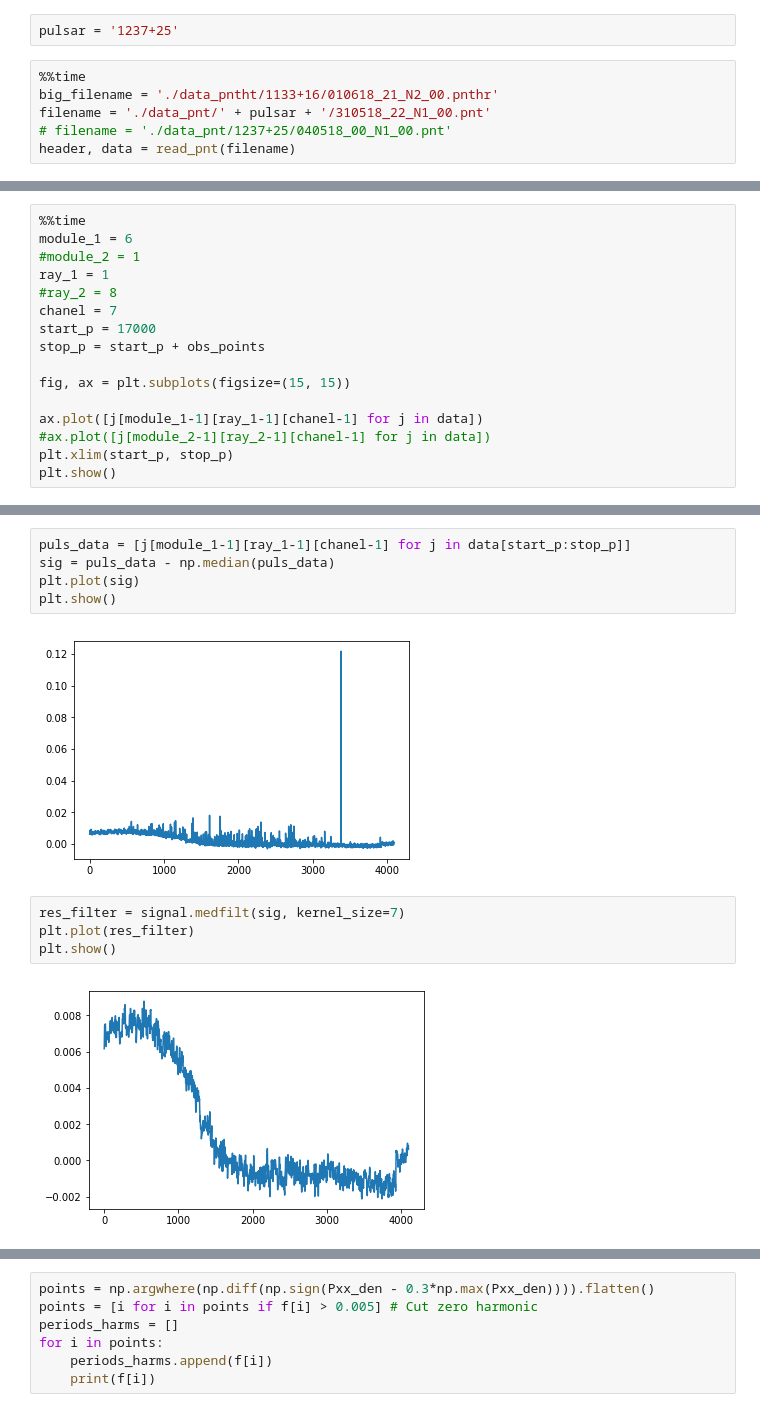
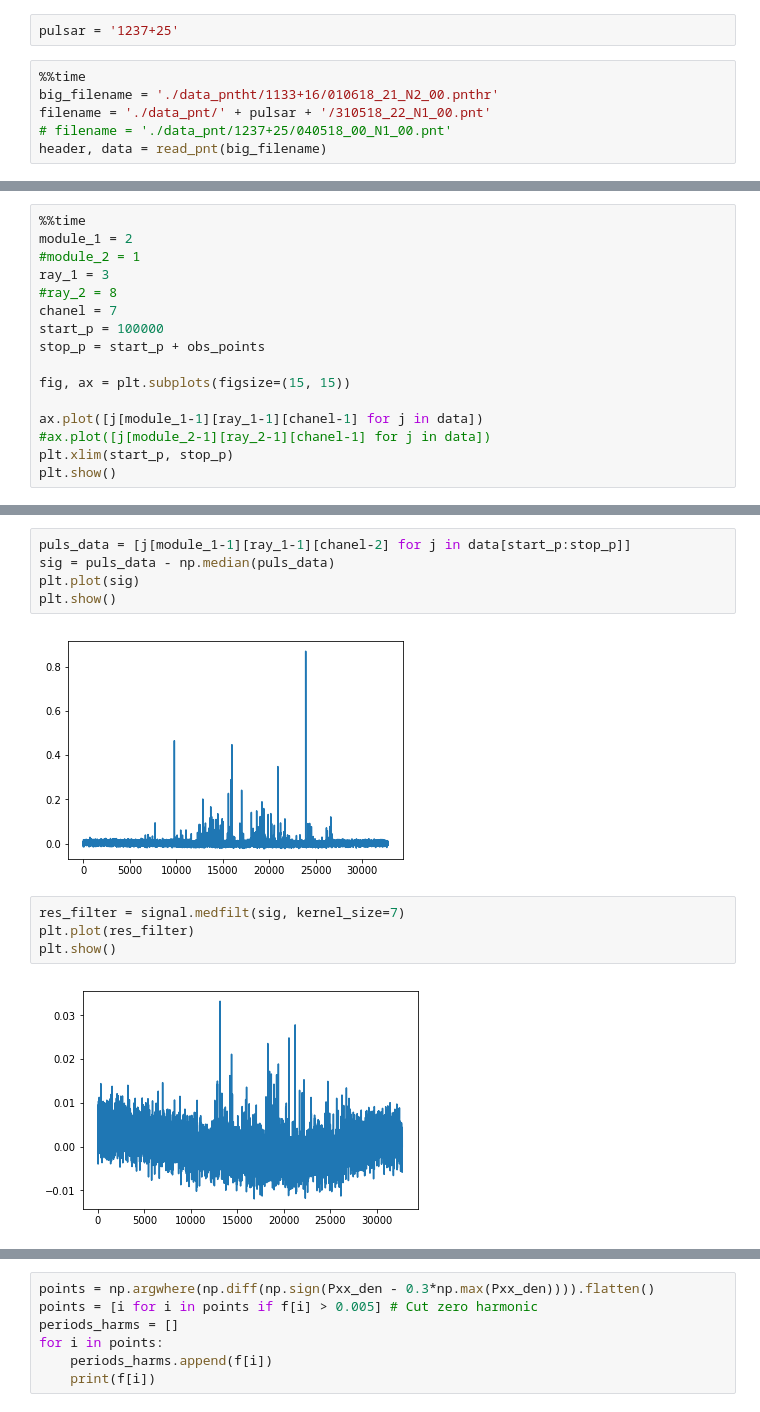
Before and after one commit to KazAndr/bsa3, a Jupyter notebook: save_part.ipynb, the cells around one changed output, grey strips where cells are left out. Cells and saved outputs as stored; diff of their text form.

```diff
--- a/save_part.ipynb
+++ b/save_part.ipynb
@@ -33,5 +33,5 @@ pulsar = '1237+25'
 big_filename = './data_pntht/1133+16/010618_21_N2_00.pnthr'
 filename = './data_pnt/' + pulsar + '/310518_22_N1_00.pnt'
 # filename = './data_pnt/1237+25/040518_00_N1_00.pnt'
-header, data = read_pnt(filename)
+header, data = read_pnt(big_filename)
 # %% [output]
@@ -60,11 +60,11 @@ obs_points += add_points
 # %%
 %%time
-module_1 = 6
+module_1 = 2
 #module_2 = 1
-ray_1 = 1
+ray_1 = 3
 #ray_2 = 8
 chanel = 7
-start_p = 17000
+start_p = 100000
 stop_p = start_p + obs_points
 
 fig, ax = plt.subplots(figsize=(15, 15))
@@ -79,16 +79,16 @@ Wall time: 322 ms
 # %%
-puls_data = [j[module_1-1][ray_1-1][chanel-1] for j in data[start_p:stop_p]]
+puls_data = [j[module_1-1][ray_1-1][chanel-2] for j in data[start_p:stop_p]]
 sig = puls_data - np.median(puls_data)
 plt.plot(sig)
 plt.show()
 # %% [output]
-[figure, old version]
+[figure, new version]
 # %%
 res_filter = signal.medfilt(sig, kernel_size=7)
 plt.plot(res_filter)
 plt.show()
 # %% [output]
-[figure, old version]
+[figure, new version]
 # %%
 filtred_sig = (sig - res_filter)/max(sig)
 plt.plot(filtred_sig)
```
Also changed, not shown: parts of 6 cells of this notebook, 2 other files.
